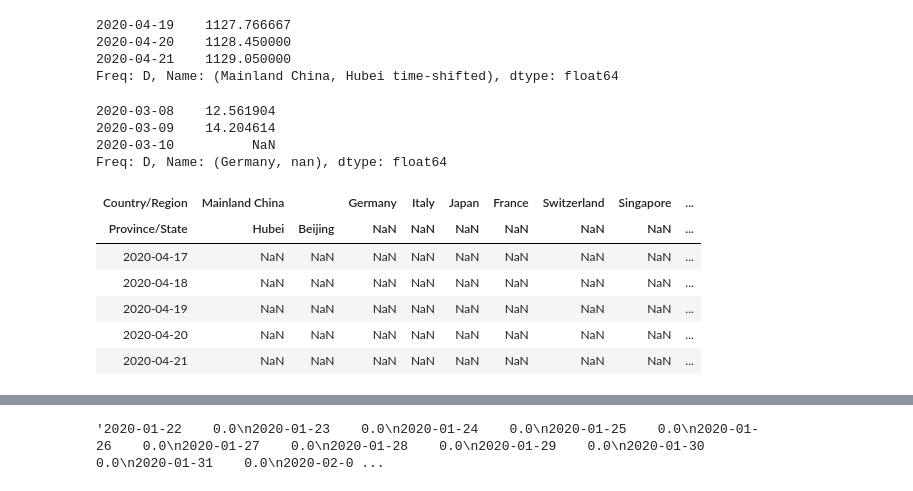
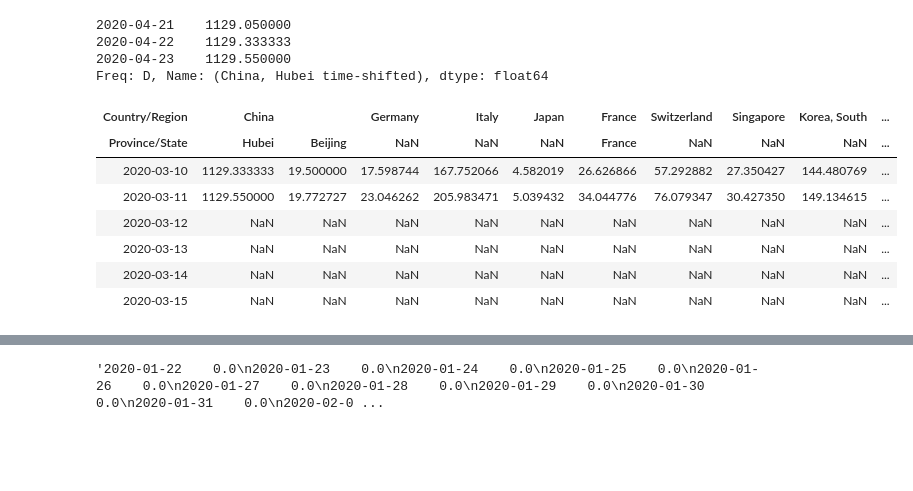
Before and after one commit to matsim-vsp/COVID-19, a Jupyter notebook: csse_covid_19_data/csse_covid_19_time_series/Untitled.ipynb, the cells around one changed output, grey strips where cells are left out. Drawn from its saved outputs; the diff is of its cells as text; code cells hidden in the pictures; blank space fills up the shorter version.

Commit message:
ipynb state

```diff
--- a/csse_covid_19_data/csse_covid_19_time_series/Untitled.ipynb
+++ b/csse_covid_19_data/csse_covid_19_time_series/Untitled.ipynb
@@ -106,0 +60,15 @@ Name: (Poland, nan), dtype: float64
+# %%
+# extract regions we are interested in:
+df6 = df4.loc[:,[
+    ('China','Hubei'),
+    ('China','Beijing'),
+    ('Germany',''),
+    ('Italy',''),
+    ('Japan',''),
+    ('France','France'),
+    ('Switzerland',''),
+    ('Singapore',''),
+    ('Korea, South',''),
+    ('Poland','')
+]]
+df6.tail(3)
@@ -139,46 +101,26 @@ Name: (Poland, nan), dtype: float64
 # %%
 # time-shifted Hubei values:
-hb = df5["Mainland China","Hubei"]
+hb = df6["China","Hubei"]
 hb.index = pd.date_range(start="2020-03-05",periods=hb.size)
-hb.name=("Mainland China","Hubei time-shifted")
+hb.name=("China","Hubei time-shifted")
 hb.tail(3)
 # %% [output]
-2020-04-19    1127.766667
-2020-04-20    1128.450000
 2020-04-21    1129.050000
-Freq: D, Name: (Mainland China, Hubei time-shifted), dtype: float64
+2020-04-22    1129.333333
+2020-04-23    1129.550000
+Freq: D, Name: (China, Hubei time-shifted), dtype: float64
 # %%
-df5b = pd.concat([df5,hb],axis=1) #.fillna(value=0)
-df5b.loc['2020-03-08':'2020-03-10',('Germany',np.nan)]
+df6b = pd.concat([df6,hb],axis=1) #.fillna(value=0)
+df6b.loc['2020-03-10':'2020-03-15',:]
 # %% [output]
-2020-03-08    12.561904
-2020-03-09    14.204614
-2020-03-10          NaN
-Freq: D, Name: (Germany, nan), dtype: float64
+| Country/Region | China |  | Germany | Italy | Japan | France | Switzerland | Singapore | Korea, South | ... |
+| Province/State | Hubei | Beijing | NaN | NaN | NaN | France | NaN | NaN | NaN | ... |
+| 2020-03-10 | 1129.333333 | 19.500000 | 17.598744 | 167.752066 | 4.582019 | 26.626866 | 57.292882 | 27.350427 | 144.480769 | ... |
+| 2020-03-11 | 1129.550000 | 19.772727 | 23.046262 | 205.983471 | 5.039432 | 34.044776 | 76.079347 | 30.427350 | 149.134615 | ... |
+| 2020-03-12 | NaN | NaN | NaN | NaN | NaN | NaN | NaN | NaN | NaN | ... |
+| 2020-03-13 | NaN | NaN | NaN | NaN | NaN | NaN | NaN | NaN | NaN | ... |
+| 2020-03-14 | NaN | NaN | NaN | NaN | NaN | NaN | NaN | NaN | NaN | ... |
+| 2020-03-15 | NaN | NaN | NaN | NaN | NaN | NaN | NaN | NaN | NaN | ... |
-# %%
-# extract regions we are interested in:
-df6 = df5b.loc[:,[
-    ('Mainland China','Hubei'),
-    ('Mainland China','Beijing'),
-    ('Germany',''),
-    ('Italy',''),
-    ('Japan',''),
-    ('France',''),
-    ('Switzerland',''),
-    ('Singapore',''),
-    ('South Korea',''),
-    ('Mainland China','Hubei time-shifted'),
-    ('Poland','')
-]]
-df6.tail(5)
-# %% [output]
-| Country/Region | Mainland China |  | Germany | Italy | Japan | France | Switzerland | Singapore | ... |
-| Province/State | Hubei | Beijing | NaN | NaN | NaN | NaN | NaN | NaN | ... |
-| 2020-04-17 | NaN | NaN | NaN | NaN | NaN | NaN | NaN | NaN | ... |
-| 2020-04-18 | NaN | NaN | NaN | NaN | NaN | NaN | NaN | NaN | ... |
-| 2020-04-19 | NaN | NaN | NaN | NaN | NaN | NaN | NaN | NaN | ... |
-| 2020-04-20 | NaN | NaN | NaN | NaN | NaN | NaN | NaN | NaN | ... |
-| 2020-04-21 | NaN | NaN | NaN | NaN | NaN | NaN | NaN | NaN | ... |
 # %%
 plt.close('all')
 plt.rcParams['figure.figsize']=[12,7]
```
Also changed, not shown: parts of 12 cells of this notebook.
